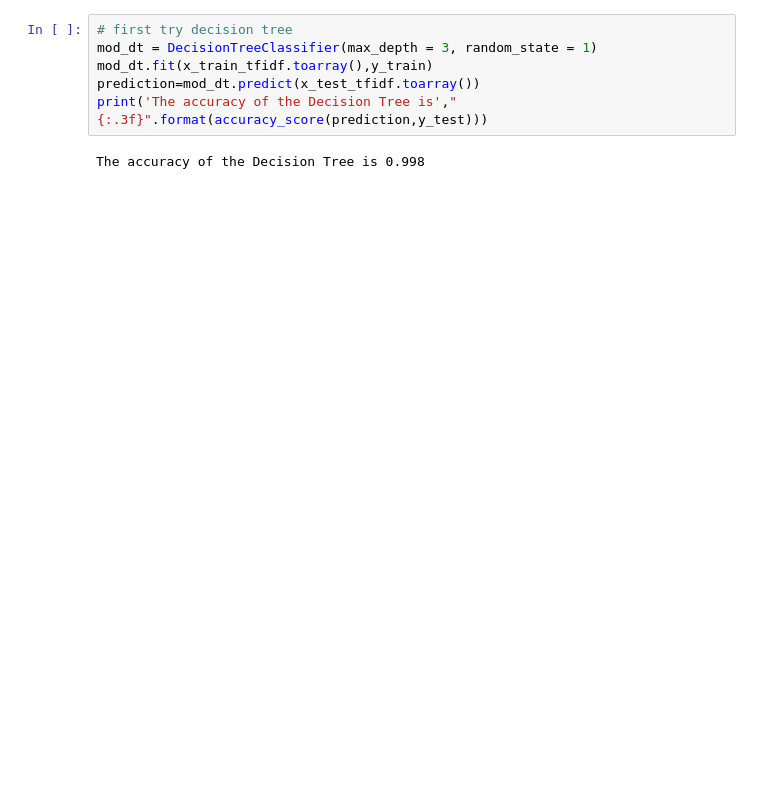
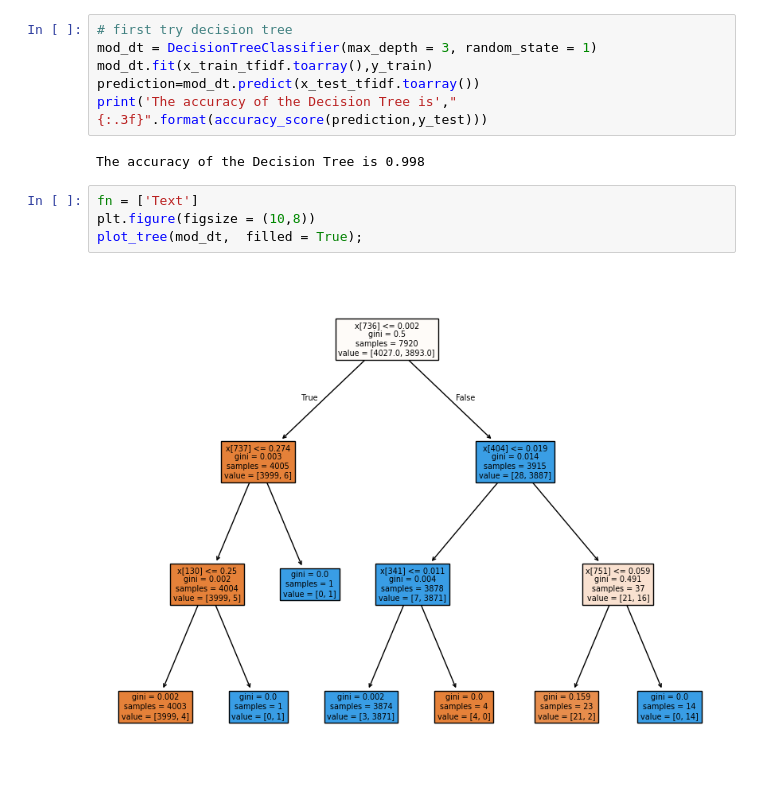
Before and after one commit to luizhcsantos/Projeto_CienciaDados, a Jupyter notebook: notebooks/etapa2.ipynb, the cells around one changed output. Drawn from its saved outputs; the diff is of its cells as text; blank space fills up the shorter version.

```diff
--- a/notebooks/etapa2.ipynb
+++ b/notebooks/etapa2.ipynb
@@ -250,6 +268,12 @@ prediction=mod_dt.predict(x_test_tfidf.toarray())
 print('The accuracy of the Decision Tree is',"{:.3f}".format(accuracy_score(prediction,y_test)))
 # %% [output]
 The accuracy of the Decision Tree is 0.998
+# %%
+fn = ['Text']
+plt.figure(figsize = (10,8))
+plot_tree(mod_dt,  filled = True);
+# %% [output]
+[figure, added]
 # %%
 from sklearn import metrics
 from sklearn.metrics import ConfusionMatrixDisplay
```
Also changed, not shown: parts of 6 cells of this notebook, 1 other file.
